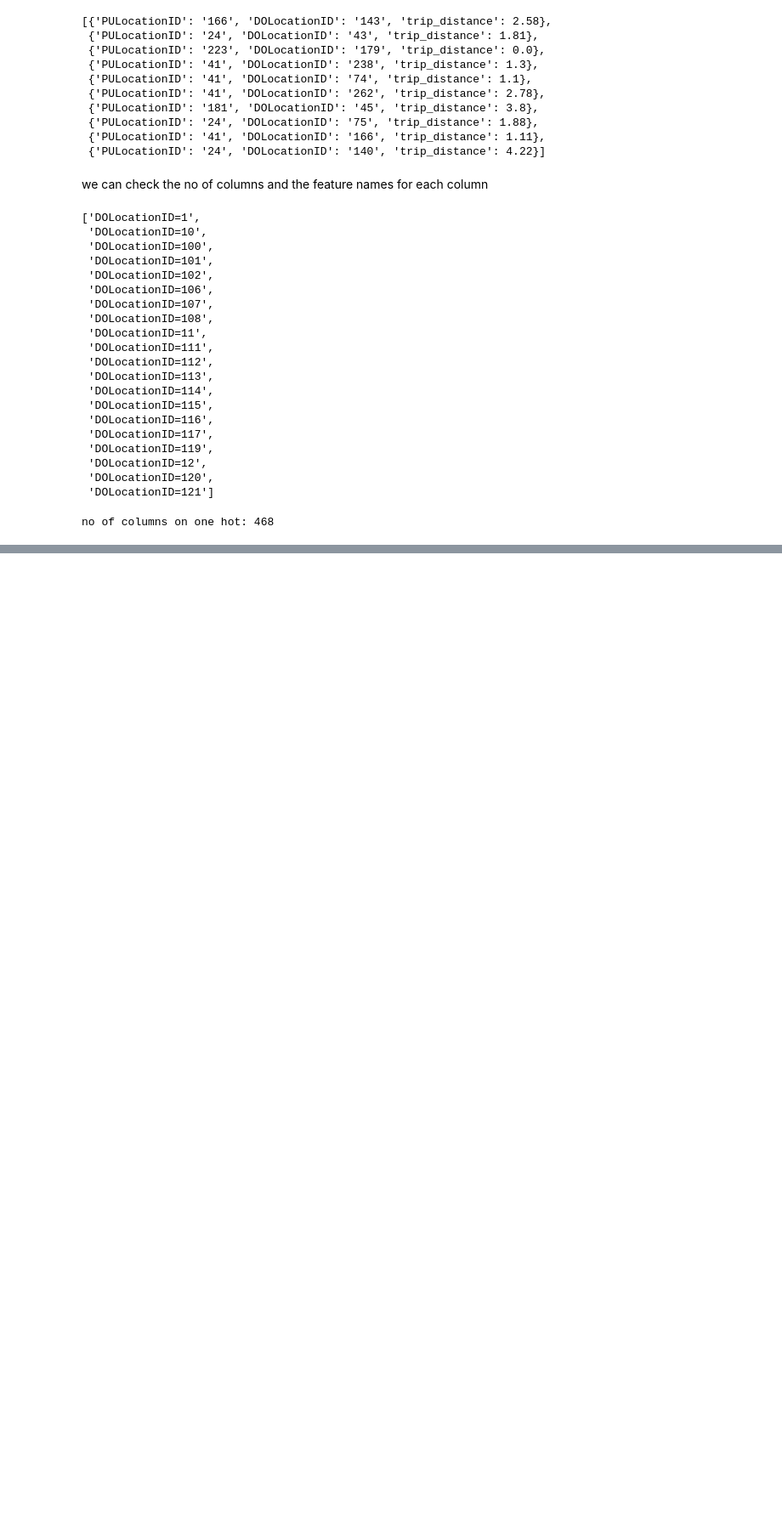
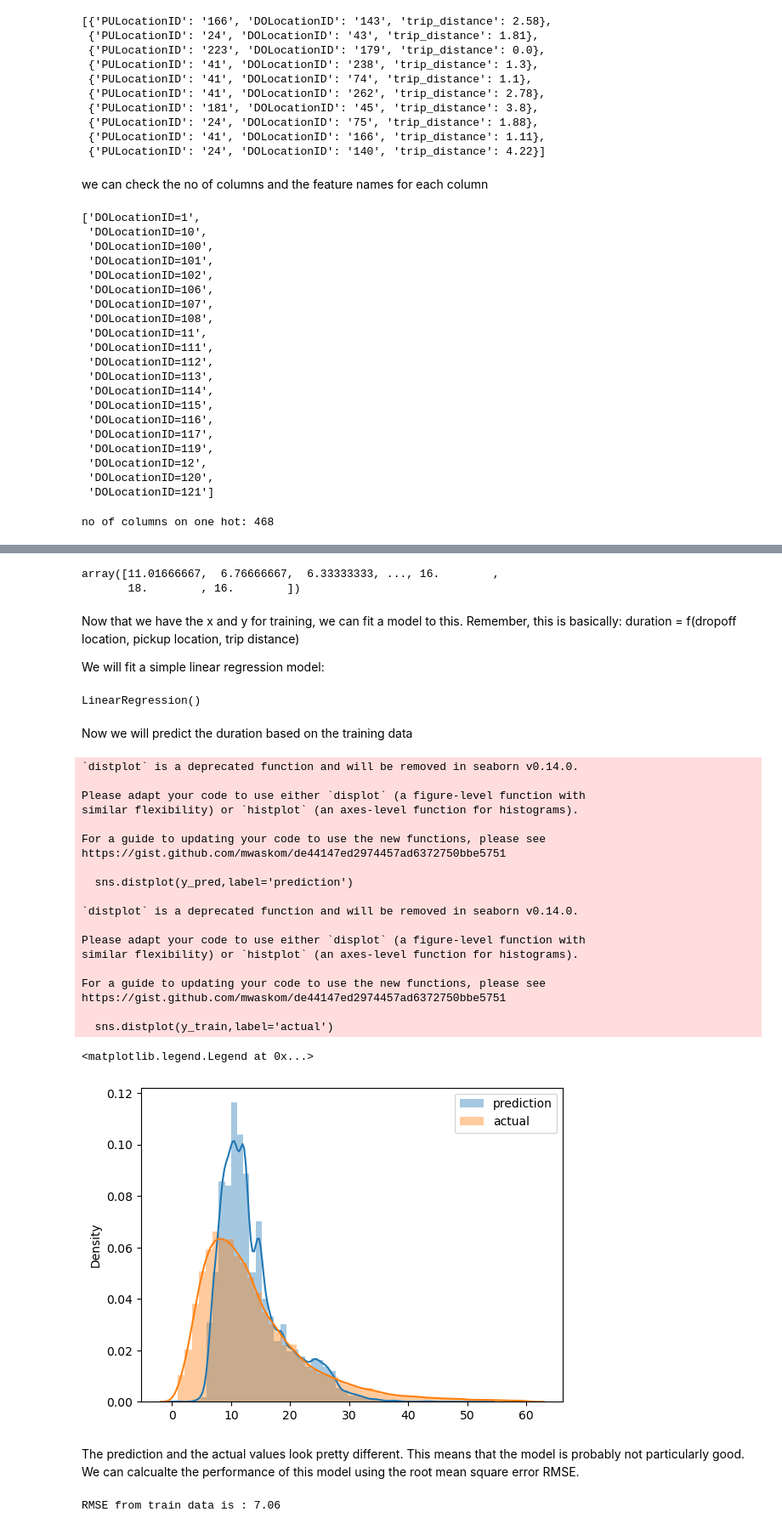
Before and after one commit to anicolas91/MLOps_studies, a Jupyter notebook: 01-intro/models/duration-prediction.ipynb, the cells around one changed output, grey strips where cells are left out. Shown at 85% size. Drawn from its saved outputs; the diff is of its cells as text; code cells hidden in the pictures; blank space fills up the shorter version.

Commit message:
feat(duration-prediction): finished the jupyter file that creates a model for duration prediction of bits and stuff

```diff
--- a/01-intro/models/duration-prediction.ipynb
+++ b/01-intro/models/duration-prediction.ipynb
@@ -225,0 +230,56 @@ no of columns on one hot: 468
+# %%
+target = 'duration'
+y_train = df[target].values
+# %%
+y_train
+# %% [output]
+array([11.01666667,  6.76666667,  6.33333333, ..., 16.        ,
+       18.        , 16.        ])
+# %% [markdown]
+Now that we have the x and y for training, we can fit a model to this.
+Remember, this is basically:
+duration = f(dropoff location, pickup location, trip distance)
+
+We will fit a simple linear regression model:
+# %%
+lr = LinearRegression()
+lr.fit(X_train,y_train)
+# %% [output]
+LinearRegression()
+# %% [markdown]
+Now we will predict the duration based on the training data
+# %%
+y_pred = lr.predict(X_train)
+# %%
+sns.distplot(y_pred,label='prediction')
+sns.distplot(y_train,label='actual')
+plt.legend()
+# %% [output]
+`distplot` is a deprecated function and will be removed in seaborn v0.14.0.
+
+Please adapt your code to use either `displot` (a figure-level function with
+similar flexibility) or `histplot` (an axes-level function for histograms).
+
+For a guide to updating your code to use the new functions, please see
+https://gist.github.com/mwaskom/de44147ed2974457ad6372750bbe5751
+
+  sns.distplot(y_pred,label='prediction')
+
+`distplot` is a deprecated function and will be removed in seaborn v0.14.0.
+
+Please adapt your code to use either `displot` (a figure-level function with
+similar flexibility) or `histplot` (an axes-level function for histograms).
+
+For a guide to updating your code to use the new functions, please see
+https://gist.github.com/mwaskom/de44147ed2974457ad6372750bbe5751
+
+  sns.distplot(y_train,label='actual')
+<matplotlib.legend.Legend at 0x...>
+[figure, added]
+# %% [markdown]
+The prediction and the actual values look pretty different. This means that the model is probably not particularly good. We can calcualte the performance of this model using the root mean square error RMSE.
+# %%
+train_rmse = root_mean_squared_error(y_train,y_pred)
+print(f'RMSE from train data is : {train_rmse:.2f}')
+# %% [output]
+RMSE from train data is : 7.06
```
Also changed, not shown: parts of 19 cells of this notebook.
